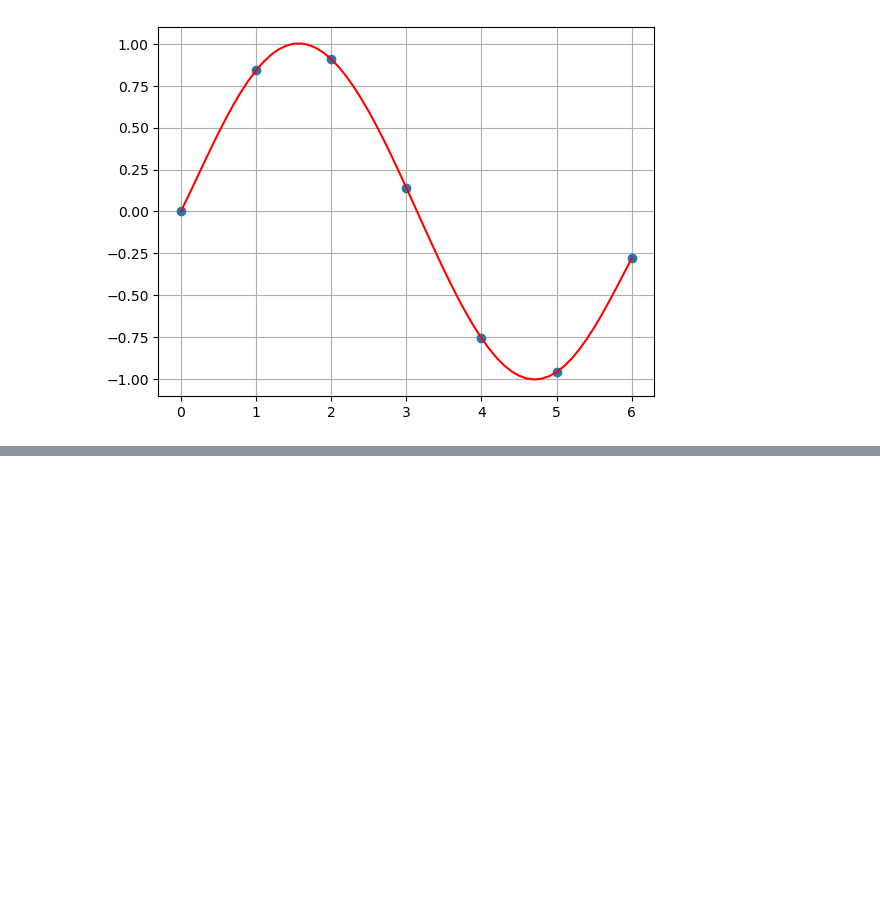
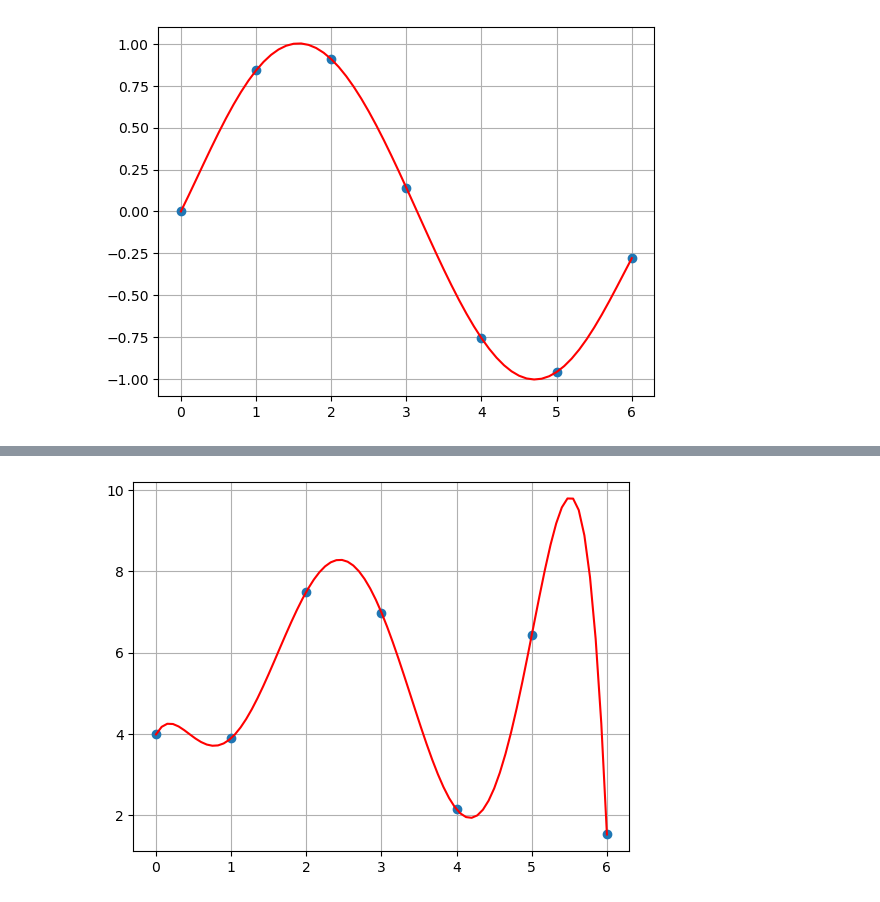
Before and after one commit to ZiyaKolcu/Sayisal-Cozumleme-Jupyter-Notebook, a Jupyter notebook: sayisal_cozumleme.ipynb, the cells around one changed output, grey strips where cells are left out. Saved outputs shown, nothing was run; the diff lists cells and outputs as text; code cells hidden in the pictures; blank space fills up the shorter version.

```diff
--- a/sayisal_cozumleme.ipynb
+++ b/sayisal_cozumleme.ipynb
@@ -1870,0 +1941,15 @@ plt.show()
+# %%
+x = np.linspace(0, 6, 7)
+y = np.random.uniform(0, 10, size=x.size)
+xa = np.linspace(0, 6, 81)
+ya = np.zeros(81)
+for i in range(81):
+    ya[i] = lagrange_interpolation(xa[i], x, y)
+
+plt.figure()
+plt.plot(x, y, "o")
+plt.plot(xa, ya, "r-")
+plt.grid(True)
+plt.show()
+# %% [output]
+[figure, added]
```
Also changed, not shown: parts of 6 cells of this notebook.
